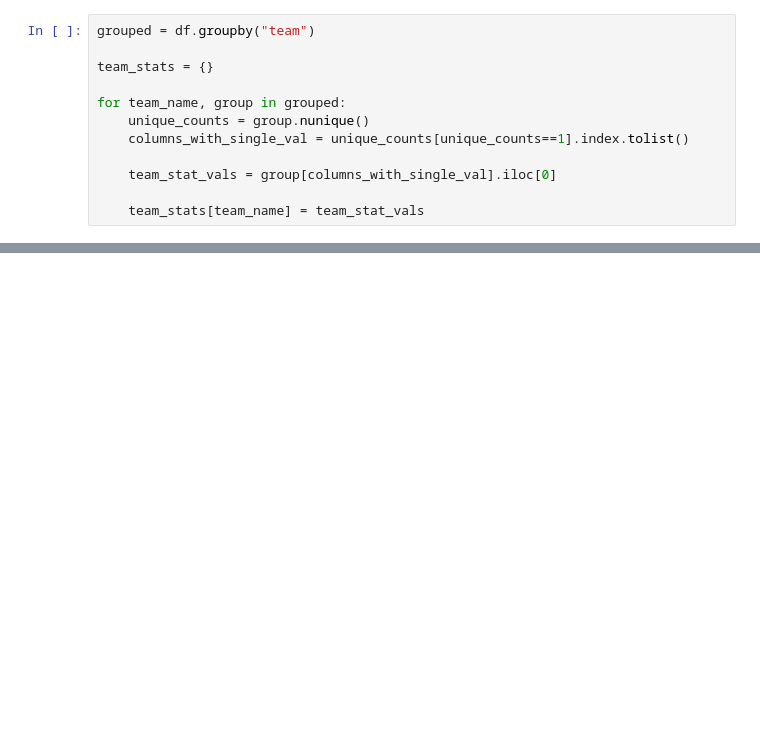
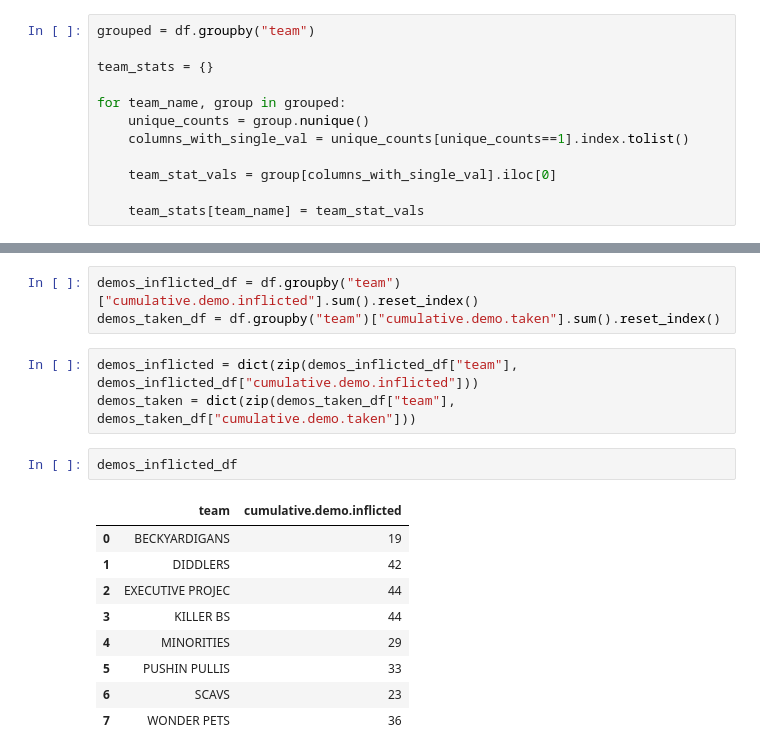
Before and after one commit to RJUNCC/blcs, a Jupyter notebook: notebooks/01_data_collection.ipynb, the cells around one changed output, grey strips where cells are left out. Drawn from its saved outputs; the diff is of its cells as text; blank space fills up the shorter version.

```diff
--- a/notebooks/01_data_collection.ipynb
+++ b/notebooks/01_data_collection.ipynb
@@ -159,0 +214,18 @@ players = pd.json_normalize(json['players'])
+# %%
+demos_inflicted_df = df.groupby("team")["cumulative.demo.inflicted"].sum().reset_index()
+demos_taken_df = df.groupby("team")["cumulative.demo.taken"].sum().reset_index()
+# %%
+demos_inflicted = dict(zip(demos_inflicted_df["team"], demos_inflicted_df["cumulative.demo.inflicted"]))
+demos_taken = dict(zip(demos_taken_df["team"], demos_taken_df["cumulative.demo.taken"]))
+# %%
+demos_inflicted_df
+# %% [output]
+|  | team | cumulative.demo.inflicted |
+| 0 | BECKYARDIGANS | 19 |
+| 1 | DIDDLERS | 42 |
+| 2 | EXECUTIVE PROJEC | 44 |
+| 3 | KILLER BS | 44 |
+| 4 | MINORITIES | 29 |
+| 5 | PUSHIN PULLIS | 33 |
+| 6 | SCAVS | 23 |
+| 7 | WONDER PETS | 36 |
```
Also changed, not shown: parts of 19 cells of this notebook, 8 other files.
